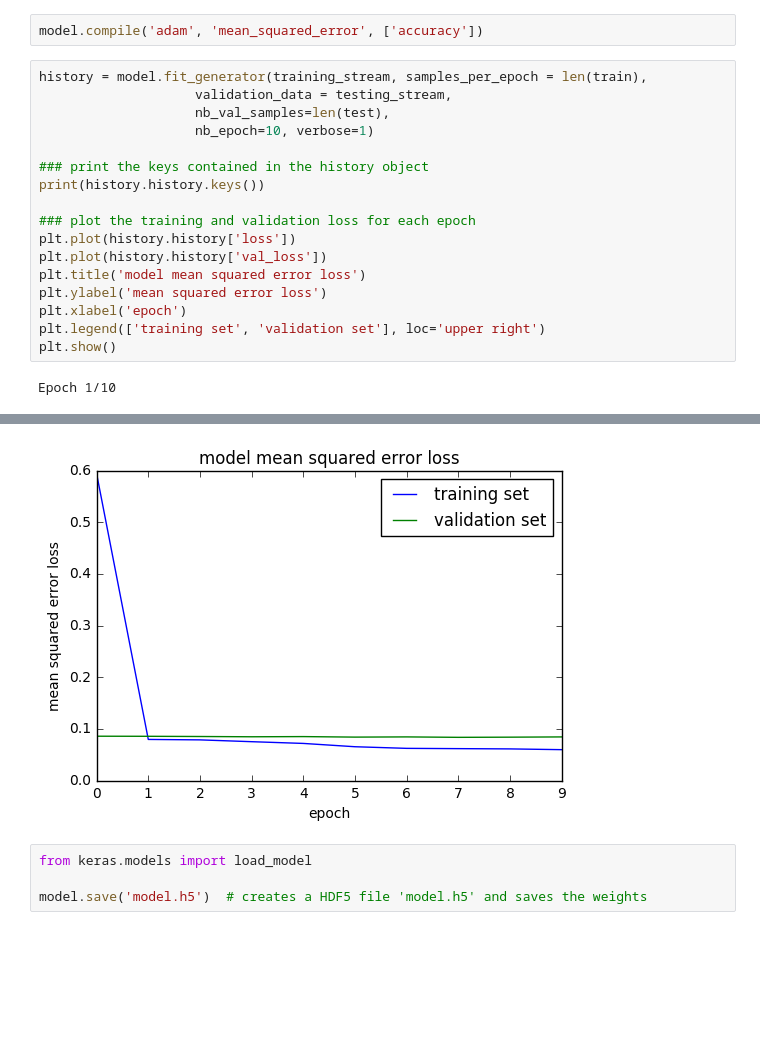
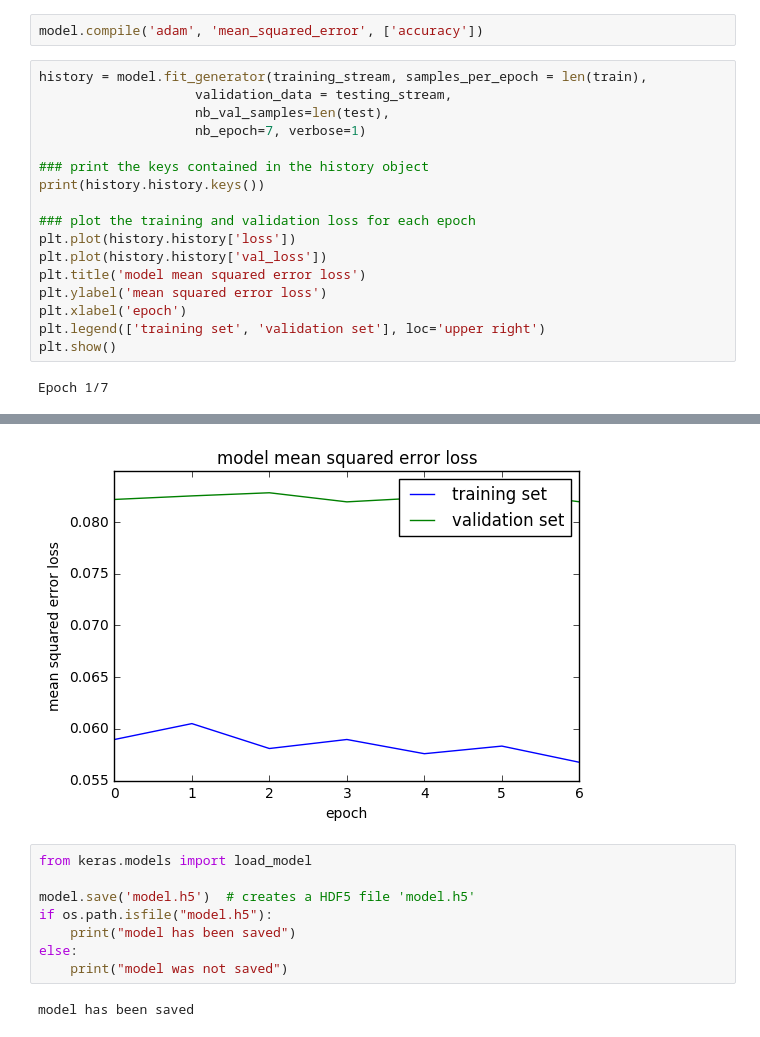
Before and after one commit to jayakasadev/Behavioral-Cloning, a Jupyter notebook: model.ipynb, the cells around one changed output, grey strips where cells are left out. Drawn from its saved outputs; the diff is of its cells as text; blank space fills up the shorter version.

```diff
--- a/model.ipynb
+++ b/model.ipynb
@@ -413,7 +413,7 @@ model.compile('adam', 'mean_squared_error', ['accuracy'])
 history = model.fit_generator(training_stream, samples_per_epoch = len(train),
                     validation_data = testing_stream,
                     nb_val_samples=len(test),
-                    nb_epoch=10, verbose=1)
+                    nb_epoch=7, verbose=1)
 
 ### print the keys contained in the history object
 print(history.history.keys())
@@ -427,4 +427,4 @@ plt.xlabel('epoch')
 plt.legend(['training set', 'validation set'], loc='upper right')
 plt.show()
 # %% [output]
-Epoch 1/10
+Epoch 1/7
@@ -451,5 +445,11 @@ dict_keys(['val_loss', 'val_acc', 'acc', 'loss'])
-[figure, old version]
+[figure, new version]
 # %%
 from keras.models import load_model
 
-model.save('model.h5')  # creates a HDF5 file 'model.h5' and saves the weights
+model.save('model.h5')  # creates a HDF5 file 'model.h5'
+if os.path.isfile("model.h5"):
+    print("model has been saved")
+else:
+    print("model was not saved")
+# %% [output]
+model has been saved
```
Also changed, not shown: parts of 3 cells of this notebook, 1 other file.
